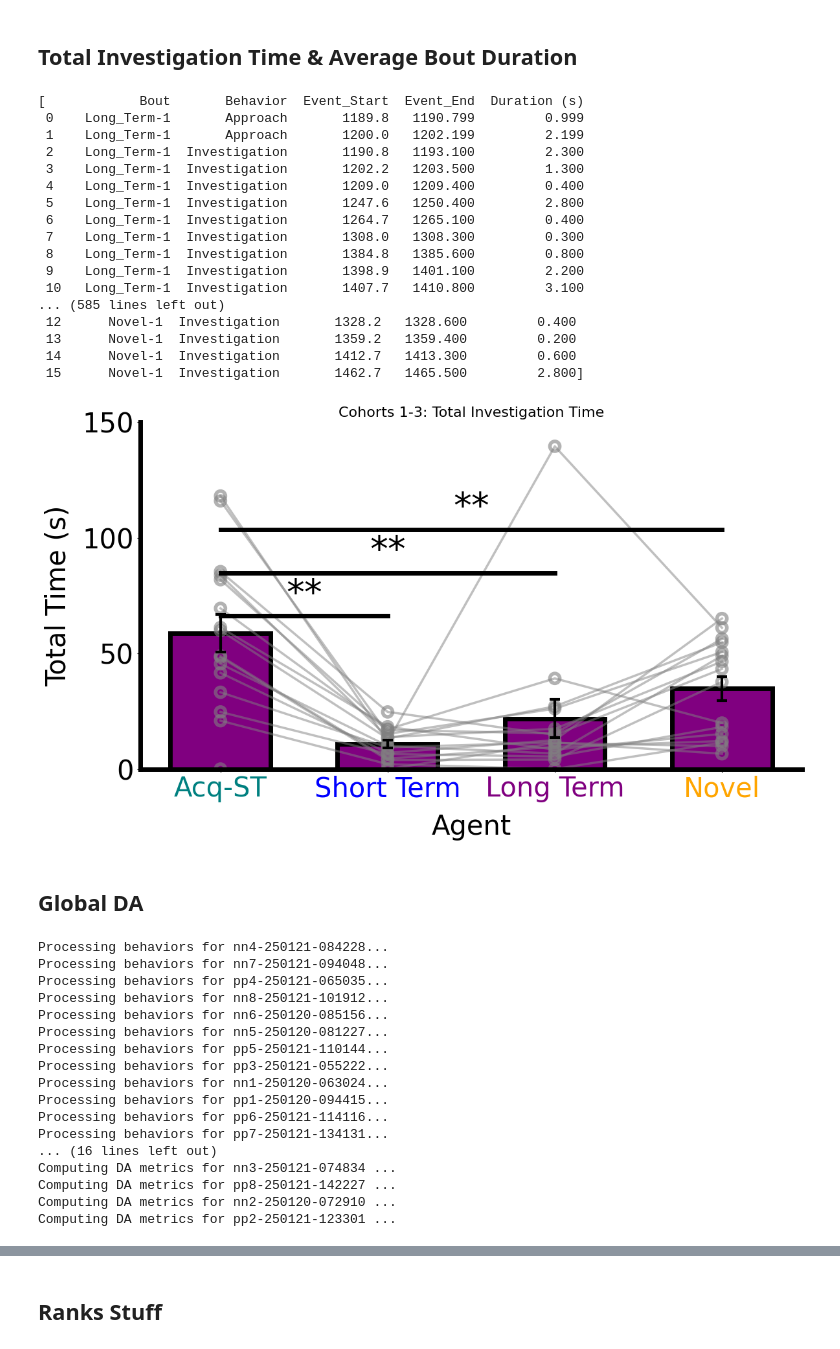
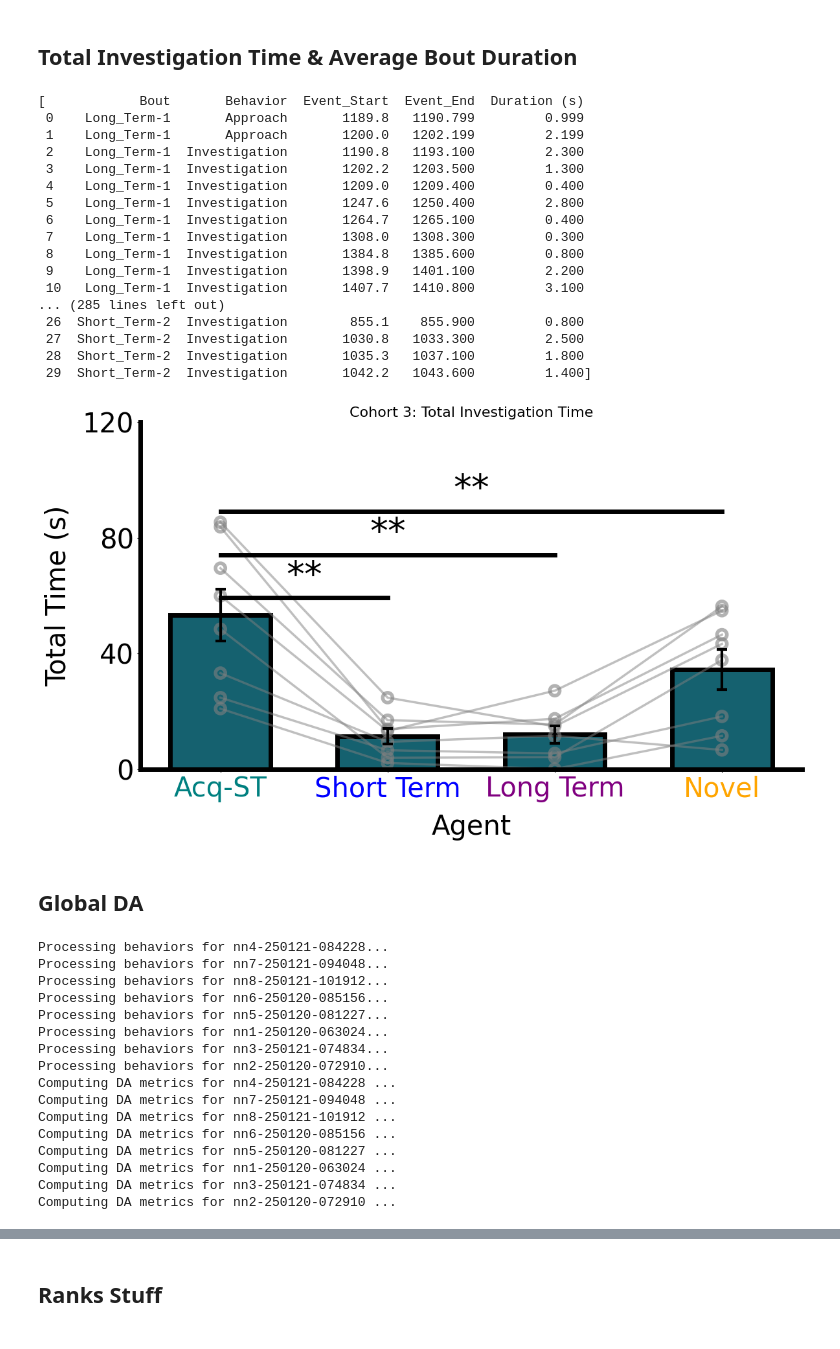
Before and after one commit to padillacoreanolab/Fiber_Photometry, a Jupyter notebook: Home_Cage/hc_analysis.ipynb, the cells around one changed output, grey strips where cells are left out. Drawn from its saved outputs; the diff is of its cells as text; code cells hidden in the pictures.

```diff
--- a/Home_Cage/hc_analysis.ipynb
+++ b/Home_Cage/hc_analysis.ipynb
@@ -18,9 +18,9 @@ from scipy.signal import butter, filtfilt
 from sklearn.linear_model import LinearRegression
 from hc_extension import *
 # %%
-experiment_path = r"/Users/naylajimenez/Downloads/papers/dopamine/cohort-3/C3_Home_Cage/all"
-csv_base_path = r"/Users/naylajimenez/Downloads/papers/dopamine/cohort-3/C3_Home_Cage/all_csvs"
-brain_region = 'purple'
+experiment_path = r"/Users/naylajimenez/Downloads/papers/dopamine/cohort-3/C3_Home_Cage/nac"
+csv_base_path = r"/Users/naylajimenez/Downloads/papers/dopamine/cohort-3/C3_Home_Cage/nac_csvs"
+brain_region = '#15616F'
 
 # NAc: #15616F
 # mPFC: #FFAF00
@@ -223,11 +215,11 @@ get_trial_dataframes(experiment)
  8    Long_Term-1  Investigation       1384.8   1385.600         0.800
  9    Long_Term-1  Investigation       1398.9   1401.100         2.200
  10   Long_Term-1  Investigation       1407.7   1410.800         3.100
-... (585 lines left out)
- 12      Novel-1  Investigation       1328.2   1328.600         0.400
- 13      Novel-1  Investigation       1359.2   1359.400         0.200
- 14      Novel-1  Investigation       1412.7   1413.300         0.600
- 15      Novel-1  Investigation       1462.7   1465.500         2.800]
+... (285 lines left out)
+ 26  Short_Term-2  Investigation        855.1    855.900         0.800
+ 27  Short_Term-2  Investigation       1030.8   1033.300         2.500
+ 28  Short_Term-2  Investigation       1035.3   1037.100         1.800
+ 29  Short_Term-2  Investigation       1042.2   1043.600         1.400]
 # %%
 desired_bouts = ["Short_Term-1", "Short_Term-2", "Long_Term-1", "Novel-1"]
 
@@ -439,19 +431,19 @@ def plot_y_across_bouts_gray(df,
 # %%
 plot_y_across_bouts_gray(
     df=pivot_df,
-    title="Cohorts 1-3: Total Investigation Time",
+    title="Cohort 3: Total Investigation Time",
     ylabel="Total Time (s)",
     custom_xtick_labels=["Acq-ST", "Short Term", "Long Term", "Novel"],
     custom_xtick_colors=["teal", "blue", "purple", "orange"],
-    ylim=(0, 150),
+    ylim=(0,120),
+    yticks_increment=40,
     bar_color=brain_region,
-    yticks_increment=50,
     xlabel="Agent",
     figsize=(12,7),
     pad_inches=0.1
 )
 # %% [output]
-[figure, old version]
+[figure, new version]
 # %% [markdown]
 ## Global DA
 # %%
@@ -464,26 +456,25 @@ experiment.compute_all_da_metrics(
     use_adaptive=True,         # Enable adaptive peak-following window
     peak_fall_fraction=0.6,    # Set the fall threshold to 60% of the peak
     allow_bout_extension=True, # Allow extending the bout window if needed
-    first=None                 # Consider only the first investigation event per bout
+    first=True                 # Consider only the first investigation event per bout
 )
 # %% [output]
 Processing behaviors for nn4-250121-084228...
 Processing behaviors for nn7-250121-094048...
-Processing behaviors for pp4-250121-065035...
 Processing behaviors for nn8-250121-101912...
 Processing behaviors for nn6-250120-085156...
 Processing behaviors for nn5-250120-081227...
-Processing behaviors for pp5-250121-110144...
-Processing behaviors for pp3-250121-055222...
 Processing behaviors for nn1-250120-063024...
-Processing behaviors for pp1-250120-094415...
-Processing behaviors for pp6-250121-114116...
-Processing behaviors for pp7-250121-134131...
-... (16 lines left out)
+Processing behaviors for nn3-250121-074834...
+Processing behaviors for nn2-250120-072910...
+Computing DA metrics for nn4-250121-084228 ...
+Computing DA metrics for nn7-250121-094048 ...
+Computing DA metrics for nn8-250121-101912 ...
+Computing DA metrics for nn6-250120-085156 ...
+Computing DA metrics for nn5-250120-081227 ...
+Computing DA metrics for nn1-250120-063024 ...
 Computing DA metrics for nn3-250121-074834 ...
-Computing DA metrics for pp8-250121-142227 ...
 Computing DA metrics for nn2-250120-072910 ...
-Computing DA metrics for pp2-250121-123301 ...
 # %%
 def plot_da_metrics_combined_oneplot_integrated(experiment,
                                                 metric_name="Mean Z-score",
```
Also changed, not shown: parts of 9 cells of this notebook, 1 other file.
